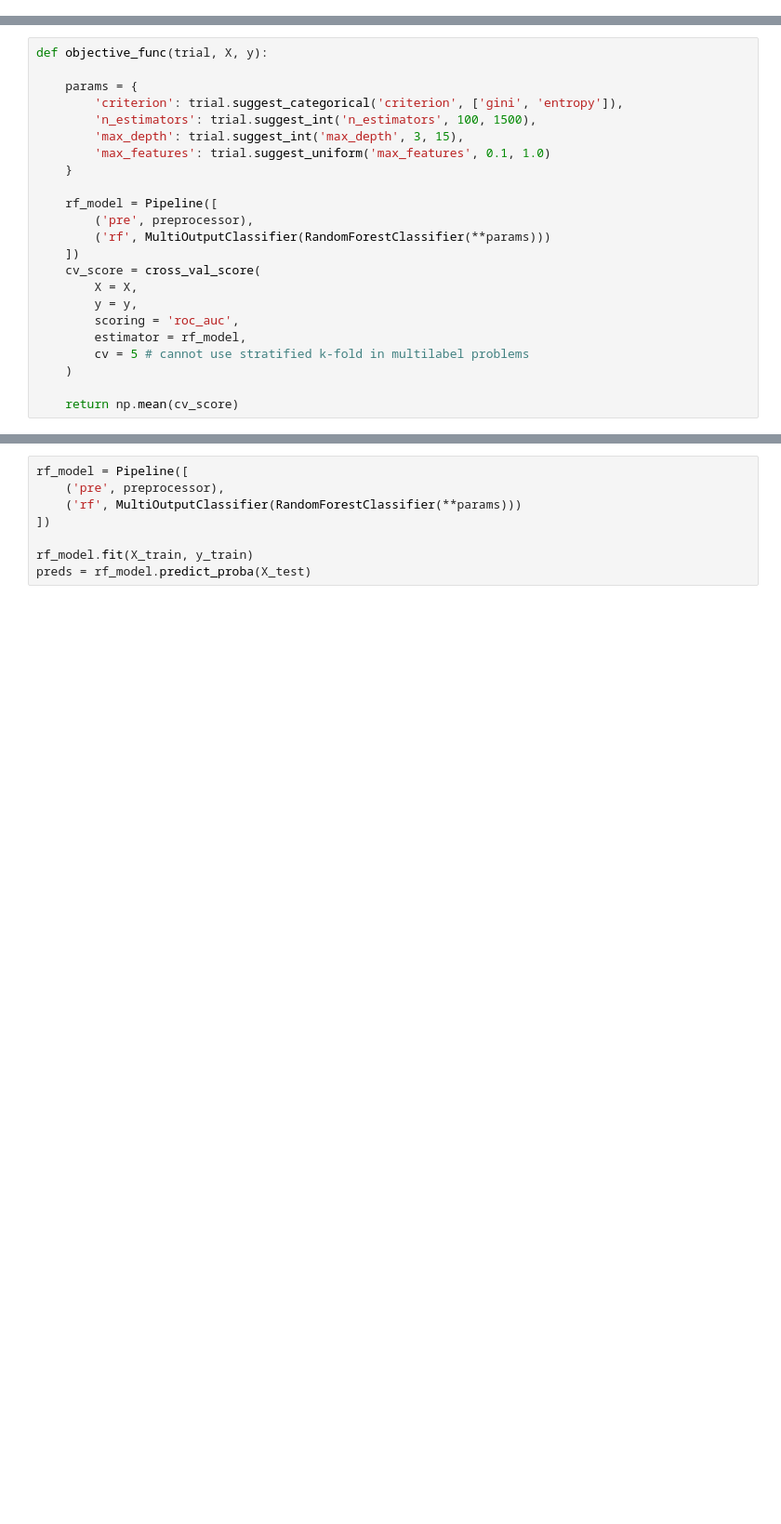
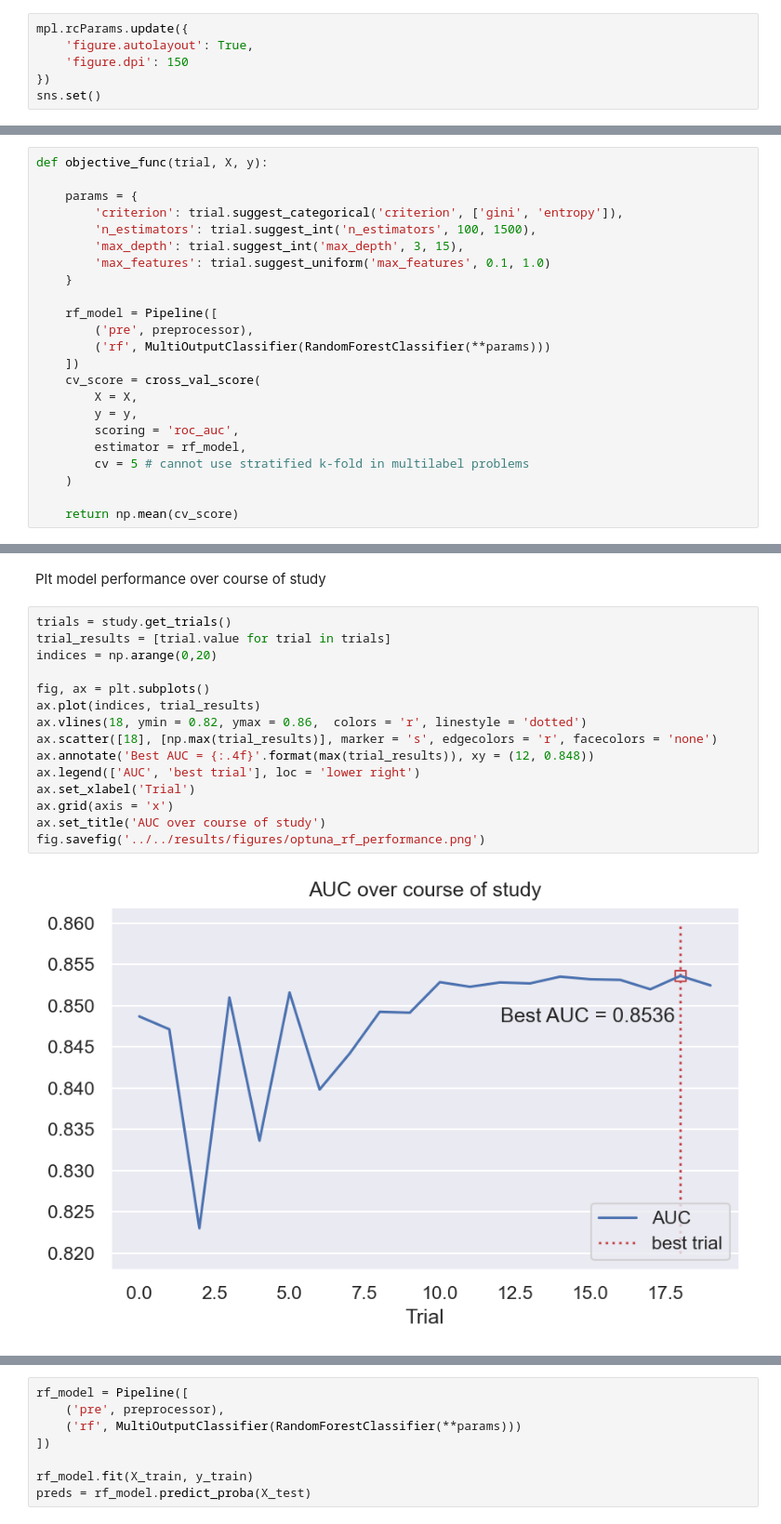
Before and after one commit to Jswig/drivendata-flu-learning, a Jupyter notebook: src/notebooks/apoirel-models-02.ipynb, the cells around one changed output, grey strips where cells are left out. Shown at 93% size. Cells and saved outputs as stored; diff of their text form; blank space fills up the shorter version.

```diff
--- a/src/notebooks/apoirel-models-02.ipynb
+++ b/src/notebooks/apoirel-models-02.ipynb
@@ -19,3 +25,9 @@ from functools import partial
+# %%
+mpl.rcParams.update({
+    'figure.autolayout': True,
+    'figure.dpi': 150
+})
+sns.set()
 # %% [markdown]
 ## Data pre-processing
 # %%
@@ -94,2 +124,21 @@ study.optimize(objective, n_trials = 20)
+# %% [markdown]
+Plt model performance over course of study
+# %%
+trials = study.get_trials()
+trial_results = [trial.value for trial in trials]
+indices = np.arange(0,20)
+
+fig, ax = plt.subplots()
+ax.plot(indices, trial_results)
+ax.vlines(18, ymin = 0.82, ymax = 0.86,  colors = 'r', linestyle = 'dotted')
+ax.scatter([18], [np.max(trial_results)], marker = 's', edgecolors = 'r', facecolors = 'none')
+ax.annotate('Best AUC = {:.4f}'.format(max(trial_results)), xy = (12, 0.848))
+ax.legend(['AUC', 'best trial'], loc = 'lower right')
+ax.set_xlabel('Trial')
+ax.grid(axis = 'x')
+ax.set_title('AUC over course of study')
+fig.savefig('../../results/figures/optuna_rf_performance.png')
+# %% [output]
+[figure, added]
 # %%
 params = study.best_params
```
Also changed, not shown: parts of 7 cells of this notebook.
